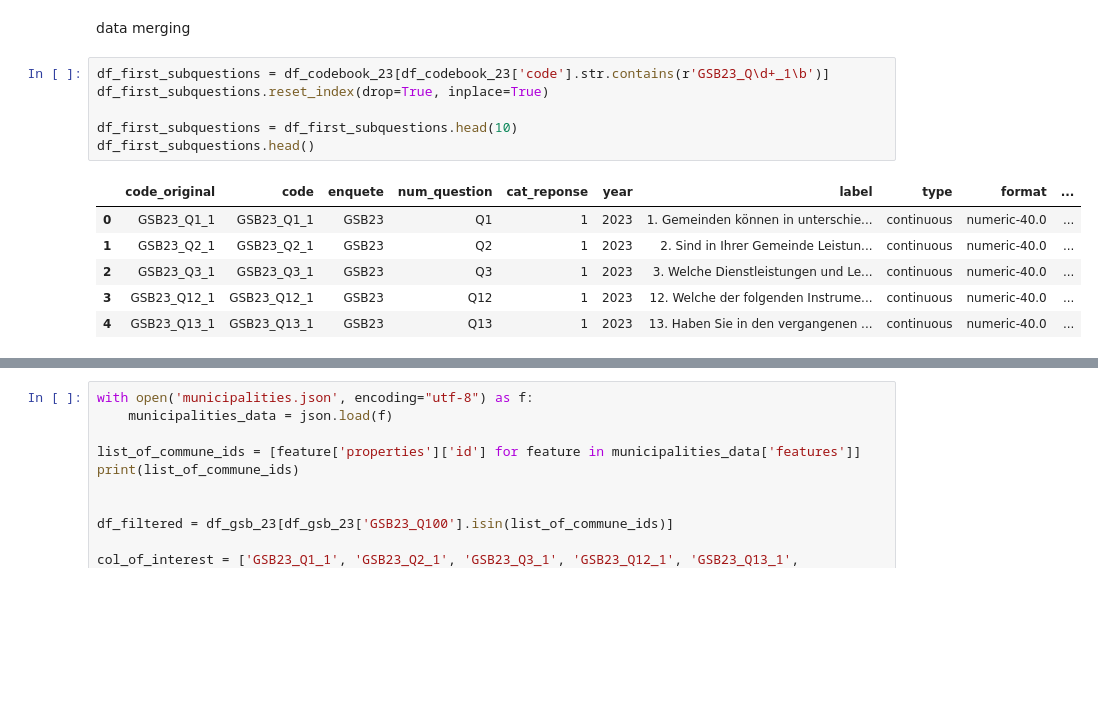
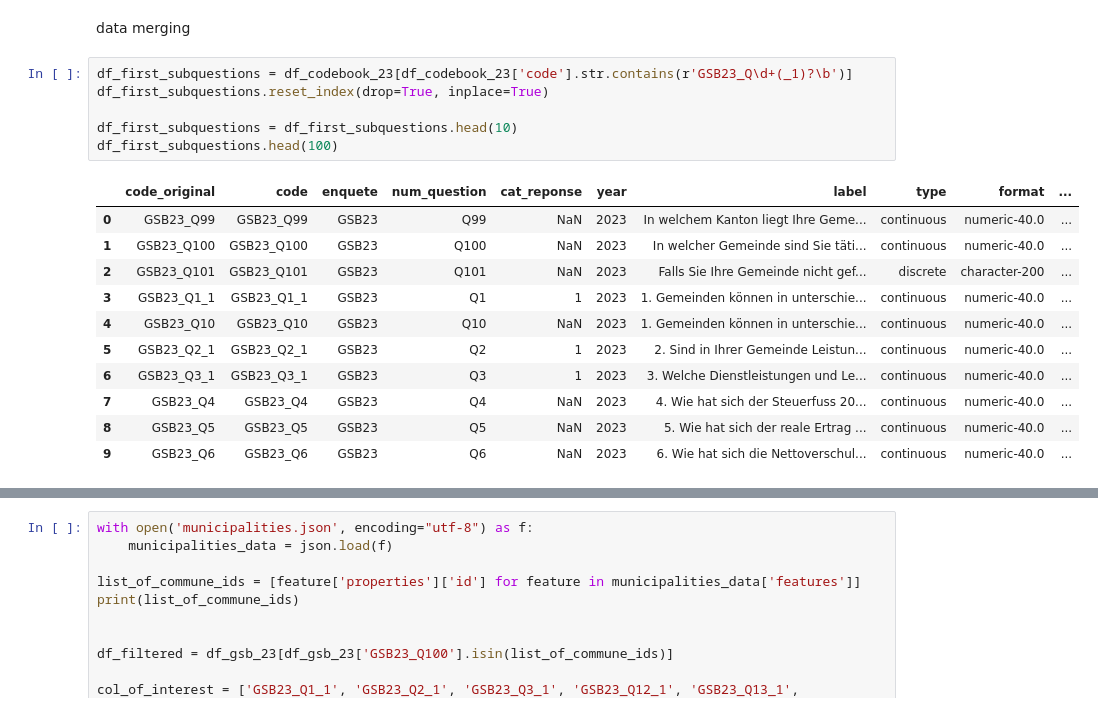
Before and after one commit to hhueber/IDHEAP-Datahub, a Jupyter notebook: data_treatment.ipynb, the cells around one changed output, grey strips where cells are left out. Cells and saved outputs as stored; diff of their text form; blank space fills up the shorter version.

```diff
--- a/data_treatment.ipynb
+++ b/data_treatment.ipynb
@@ -52,18 +72,23 @@ df_gsb_23.shape
 # %% [markdown]
 data merging
 # %%
-df_first_subquestions = df_codebook_23[df_codebook_23['code'].str.contains(r'GSB23_Q\d+_1\b')]
+df_first_subquestions = df_codebook_23[df_codebook_23['code'].str.contains(r'GSB23_Q\d+(_1)?\b')]
 df_first_subquestions.reset_index(drop=True, inplace=True)
 
 df_first_subquestions = df_first_subquestions.head(10)
-df_first_subquestions.head()
+df_first_subquestions.head(100)
 # %% [output]
 |  | code_original | code | enquete | num_question | cat_reponse | year | label | type | format | ... |
-| 0 | GSB23_Q1_1 | GSB23_Q1_1 | GSB23 | Q1 | 1 | 2023 | 1. Gemeinden können in unterschie... | continuous | numeric-40.0 | ... |
-| 1 | GSB23_Q2_1 | GSB23_Q2_1 | GSB23 | Q2 | 1 | 2023 | 2. Sind in Ihrer Gemeinde Leistun... | continuous | numeric-40.0 | ... |
-| 2 | GSB23_Q3_1 | GSB23_Q3_1 | GSB23 | Q3 | 1 | 2023 | 3. Welche Dienstleistungen und Le... | continuous | numeric-40.0 | ... |
-| 3 | GSB23_Q12_1 | GSB23_Q12_1 | GSB23 | Q12 | 1 | 2023 | 12. Welche der folgenden Instrume... | continuous | numeric-40.0 | ... |
-| 4 | GSB23_Q13_1 | GSB23_Q13_1 | GSB23 | Q13 | 1 | 2023 | 13. Haben Sie in den vergangenen ... | continuous | numeric-40.0 | ... |
+| 0 | GSB23_Q99 | GSB23_Q99 | GSB23 | Q99 | NaN | 2023 | In welchem Kanton liegt Ihre Geme... | continuous | numeric-40.0 | ... |
+| 1 | GSB23_Q100 | GSB23_Q100 | GSB23 | Q100 | NaN | 2023 | In welcher Gemeinde sind Sie täti... | continuous | numeric-40.0 | ... |
+| 2 | GSB23_Q101 | GSB23_Q101 | GSB23 | Q101 | NaN | 2023 | Falls Sie Ihre Gemeinde nicht gef... | discrete | character-200 | ... |
+| 3 | GSB23_Q1_1 | GSB23_Q1_1 | GSB23 | Q1 | 1 | 2023 | 1. Gemeinden können in unterschie... | continuous | numeric-40.0 | ... |
+| 4 | GSB23_Q10 | GSB23_Q10 | GSB23 | Q10 | NaN | 2023 | 1. Gemeinden können in unterschie... | continuous | numeric-40.0 | ... |
+| 5 | GSB23_Q2_1 | GSB23_Q2_1 | GSB23 | Q2 | 1 | 2023 | 2. Sind in Ihrer Gemeinde Leistun... | continuous | numeric-40.0 | ... |
+| 6 | GSB23_Q3_1 | GSB23_Q3_1 | GSB23 | Q3 | 1 | 2023 | 3. Welche Dienstleistungen und Le... | continuous | numeric-40.0 | ... |
+| 7 | GSB23_Q4 | GSB23_Q4 | GSB23 | Q4 | NaN | 2023 | 4. Wie hat sich der Steuerfuss 20... | continuous | numeric-40.0 | ... |
+| 8 | GSB23_Q5 | GSB23_Q5 | GSB23 | Q5 | NaN | 2023 | 5. Wie hat sich der reale Ertrag ... | continuous | numeric-40.0 | ... |
+| 9 | GSB23_Q6 | GSB23_Q6 | GSB23 | Q6 | NaN | 2023 | 6. Wie hat sich die Nettoverschul... | continuous | numeric-40.0 | ... |
 # %%
 # Step 1: Liste des questions supplémentaires à ajouter
 extra_questions_codes = [
```
Also changed, not shown: parts of 4 cells of this notebook, 1 other file.
